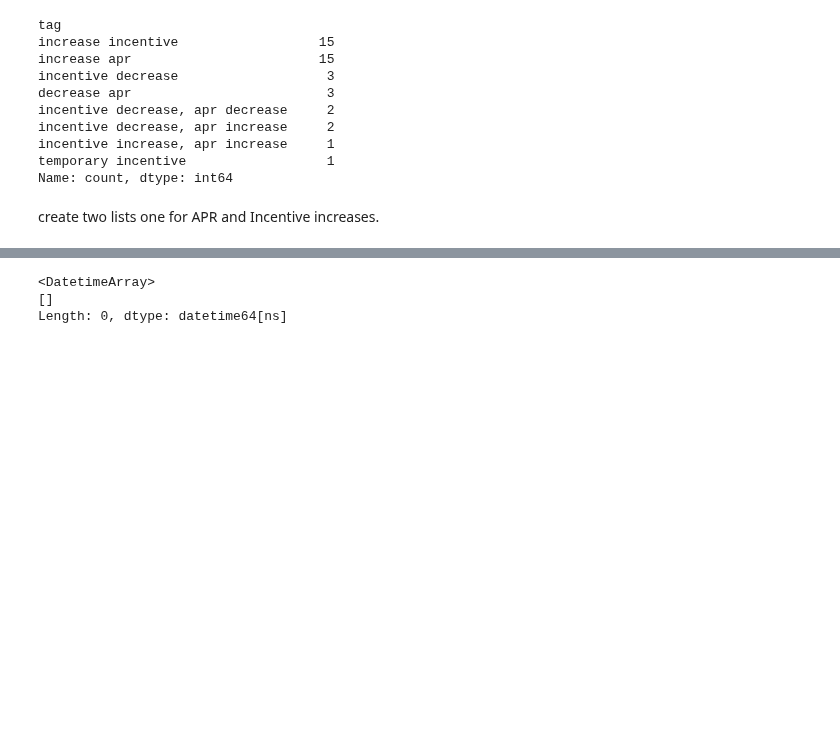
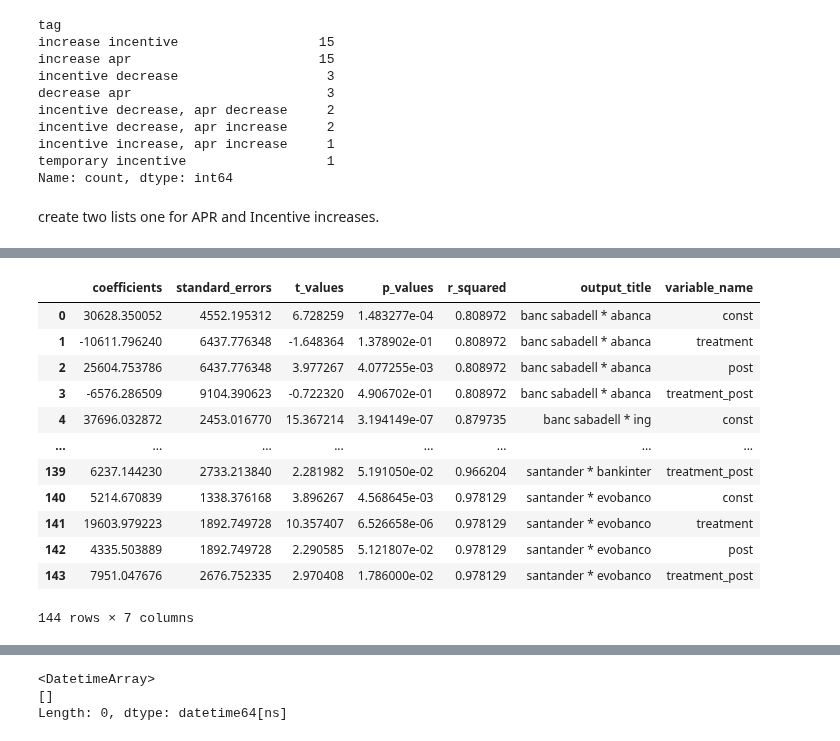
Before and after one commit to agbennett-bse/deloitte_digital_banking, a Jupyter notebook: deloitte_digital_banking/incentives_analysis.ipynb, the cells around one changed output, grey strips where cells are left out. Cells and saved outputs as stored; diff of their text form; code cells hidden in the pictures; blank space fills up the shorter version.

```diff
--- a/deloitte_digital_banking/incentives_analysis.ipynb
+++ b/deloitte_digital_banking/incentives_analysis.ipynb
@@ -154,7 +242,7 @@ bank_data_dict
 # drop bank_x and bank_y columns
 for bank in banks:
     bank_data = bank_data_dict[bank]
-    bank_data = bank_data.drop(columns=['bank_x', 'bank_y'])
+    #bank_data = bank_data.drop(columns=['bank_x', 'bank_y'])
     bank_data.fillna(0, inplace=True)
     bank_data_dict[bank] = bank_data
 # %%
@@ -170,8 +252,0 @@ and another control period where neither bank has any activity.
-# %%
-def check_if_valid_event(bank_data, date, buffer):
-    date_index = bank_data[bank_data.date == date].index[0]
-    for i in range(0, buffer):
-        if bank_data.loc[date_index - i].apr != 0 and bank_data.loc[date_index + i].apr != 0:
-            return False
-
-    return True
@@ -205,0 +531,25 @@ Index(['bancosantander', 'date', 'apr', 'incentive'], dtype='object')
+# %%
+def extract_data_from_sm(model):
+    model_dict = {}
+
+    # Extracting coefficients
+    coefficients = model.params
+    model_dict['coefficients'] = coefficients
+
+    # Extracting standard errors of coefficients
+    std_errors = model.bse
+    model_dict['standard_errors'] = std_errors
+
+    # Extracting t-values
+    t_values = model.tvalues
+    model_dict['t_values'] = t_values
+
+    # Extracting p-values
+    p_values = model.pvalues
+    model_dict['p_values'] = p_values
+
+    # Extracting R-squared
+    r_squared = model.rsquared
+    model_dict['r_squared'] = r_squared
+
+    return pd.DataFrame(model_dict)
@@ -205,0 +632,23 @@ Index(['bancosantander', 'date', 'apr', 'incentive'], dtype='object')
+# %%
+all_incentive_diff_n_diff = pd.concat(all_regression_outputs)
+
+# create a column from the index
+all_incentive_diff_n_diff['variable_name'] = all_incentive_diff_n_diff.index
+
+all_incentive_diff_n_diff = all_incentive_diff_n_diff.reset_index(drop=True)
+
+all_incentive_diff_n_diff
+# %% [output]
+|  | coefficients | standard_errors | t_values | p_values | r_squared | output_title | variable_name |
+| 0 | 30628.350052 | 4552.195312 | 6.728259 | 1.483277e-04 | 0.808972 | banc sabadell * abanca | const |
+| 1 | -10611.796240 | 6437.776348 | -1.648364 | 1.378902e-01 | 0.808972 | banc sabadell * abanca | treatment |
+| 2 | 25604.753786 | 6437.776348 | 3.977267 | 4.077255e-03 | 0.808972 | banc sabadell * abanca | post |
+| 3 | -6576.286509 | 9104.390623 | -0.722320 | 4.906702e-01 | 0.808972 | banc sabadell * abanca | treatment_post |
+| 4 | 37696.032872 | 2453.016770 | 15.367214 | 3.194149e-07 | 0.879735 | banc sabadell * ing | const |
+| ... | ... | ... | ... | ... | ... | ... | ... |
+| 139 | 6237.144230 | 2733.213840 | 2.281982 | 5.191050e-02 | 0.966204 | santander * bankinter | treatment_post |
+| 140 | 5214.670839 | 1338.376168 | 3.896267 | 4.568645e-03 | 0.978129 | santander * evobanco | const |
+| 141 | 19603.979223 | 1892.749728 | 10.357407 | 6.526658e-06 | 0.978129 | santander * evobanco | treatment |
+| 142 | 4335.503889 | 1892.749728 | 2.290585 | 5.121807e-02 | 0.978129 | santander * evobanco | post |
+| 143 | 7951.047676 | 2676.752335 | 2.970408 | 1.786000e-02 | 0.978129 | santander * evobanco | treatment_post |
+144 rows × 7 columns
```
Also changed, not shown: parts of 19 cells of this notebook, 3 other files.
